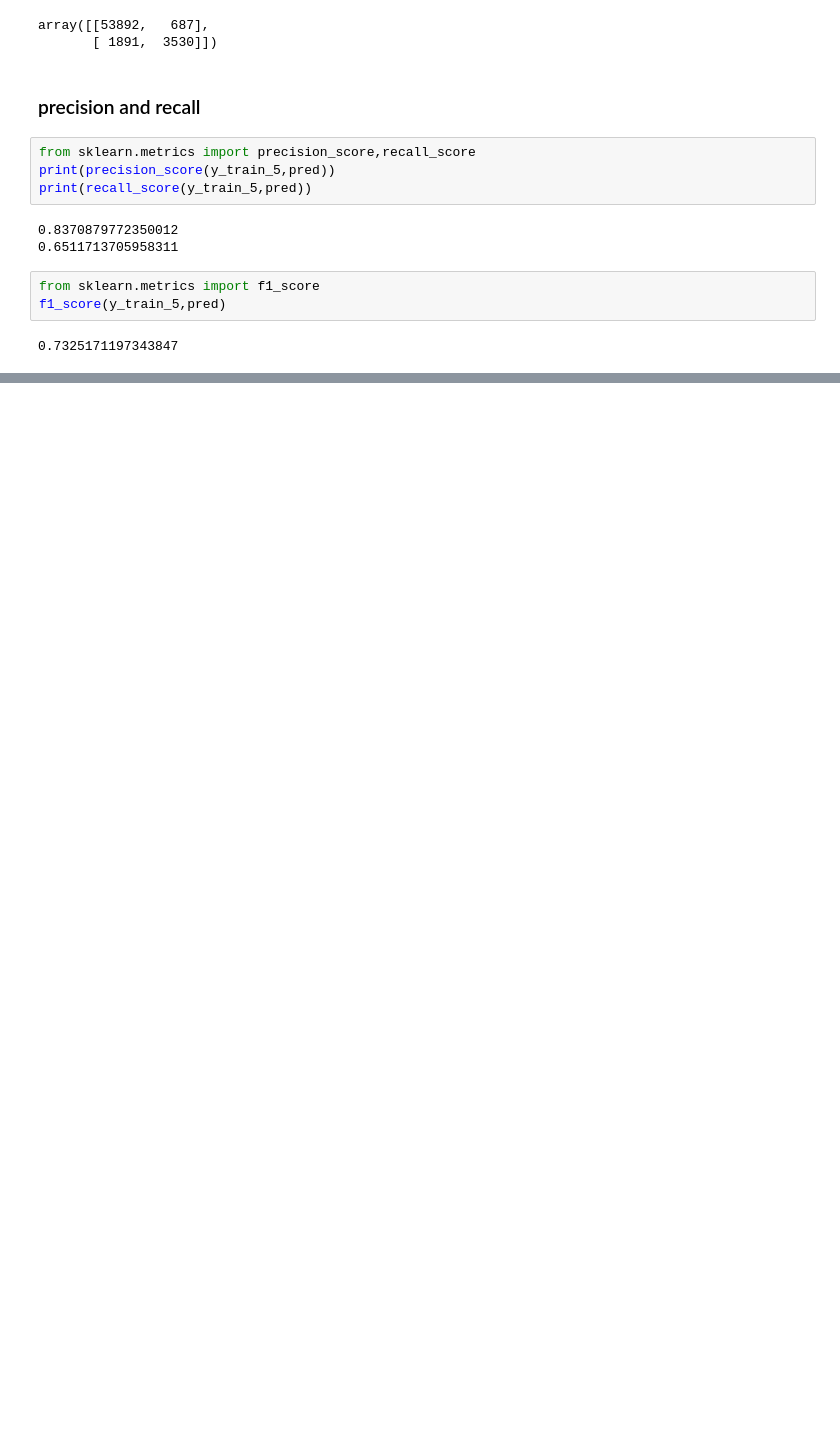
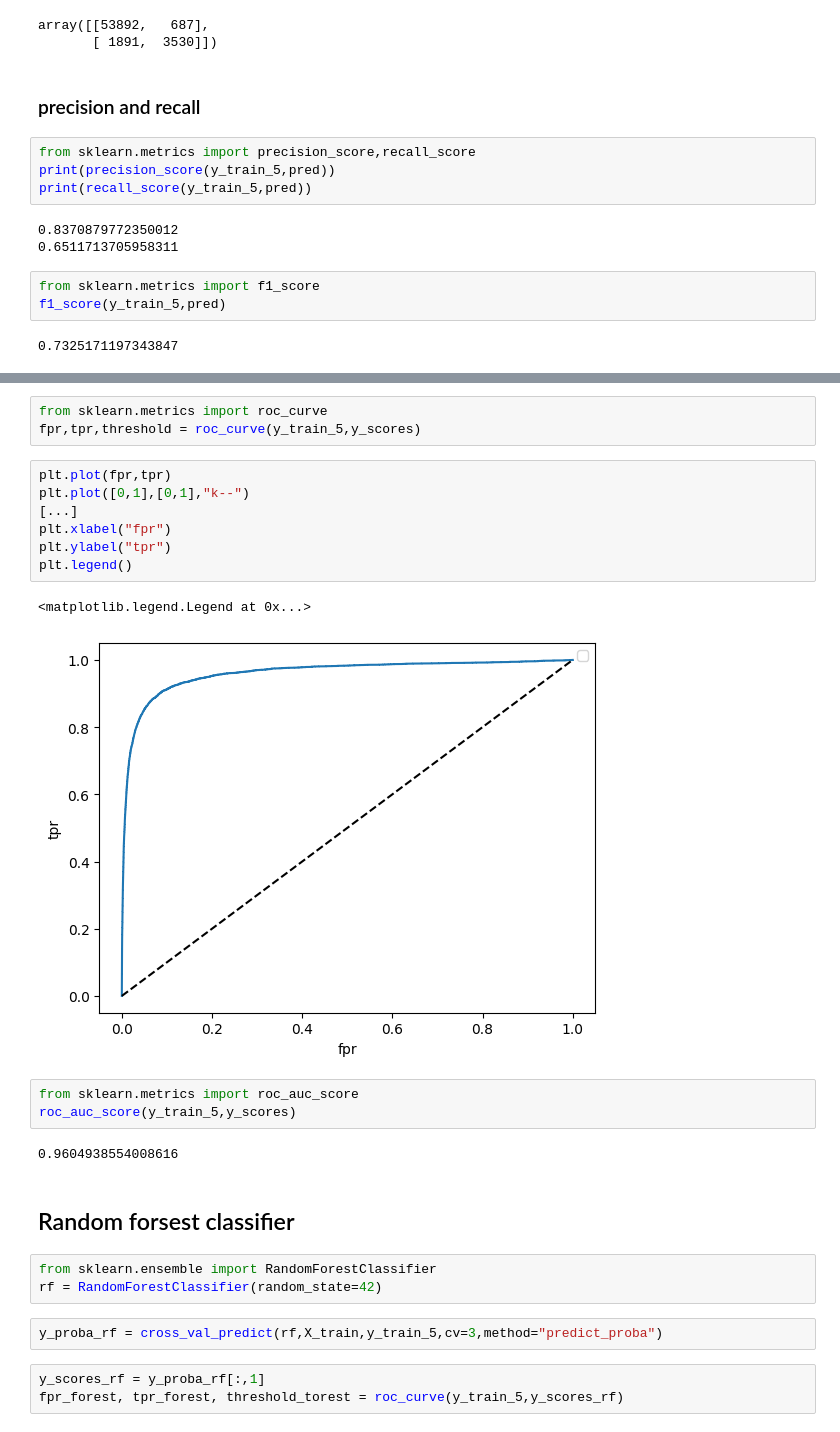
Before and after one commit to DevBansal08/Hands-on-ML, a Jupyter notebook: chapter3 - Classification/1.ipynb, the cells around one changed output, grey strips where cells are left out. Saved outputs shown, nothing was run; the diff lists cells and outputs as text; blank space fills up the shorter version.

```diff
--- a/chapter3 - Classification/1.ipynb
+++ b/chapter3 - Classification/1.ipynb
@@ -93,0 +119,28 @@ f1_score(y_train_5,pred)
+# %%
+from sklearn.metrics import roc_curve
+fpr,tpr,threshold = roc_curve(y_train_5,y_scores)
+# %%
+plt.plot(fpr,tpr)
+plt.plot([0,1],[0,1],"k--")
+[...]
+plt.xlabel("fpr")
+plt.ylabel("tpr")
+plt.legend()
+# %% [output]
+<matplotlib.legend.Legend at 0x...>
+[figure, added]
+# %%
+from sklearn.metrics import roc_auc_score
+roc_auc_score(y_train_5,y_scores)
+# %% [output]
+0.9604938554008616
+# %% [markdown]
+## Random forsest classifier
+# %%
+from sklearn.ensemble import RandomForestClassifier
+rf = RandomForestClassifier(random_state=42)
+# %%
+y_proba_rf = cross_val_predict(rf,X_train,y_train_5,cv=3,method="predict_proba")
+# %%
+y_scores_rf = y_proba_rf[:,1]
+fpr_forest, tpr_forest, threshold_torest = roc_curve(y_train_5,y_scores_rf)
```
Also changed, not shown: parts of 25 cells of this notebook.
